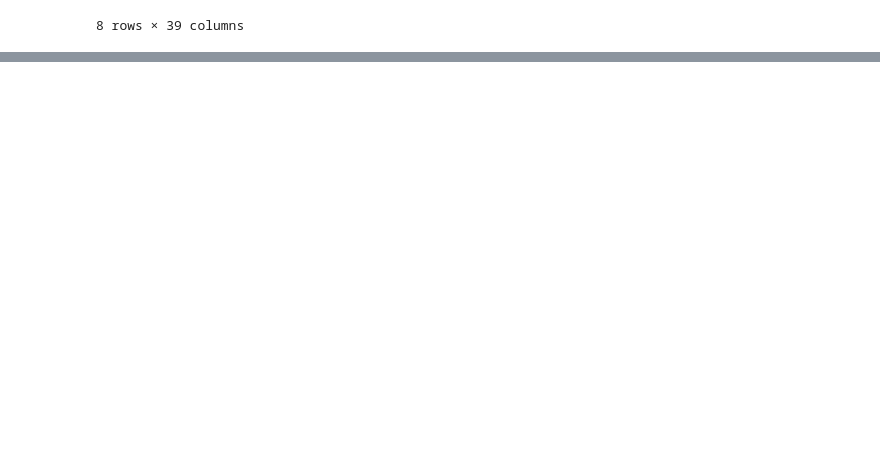
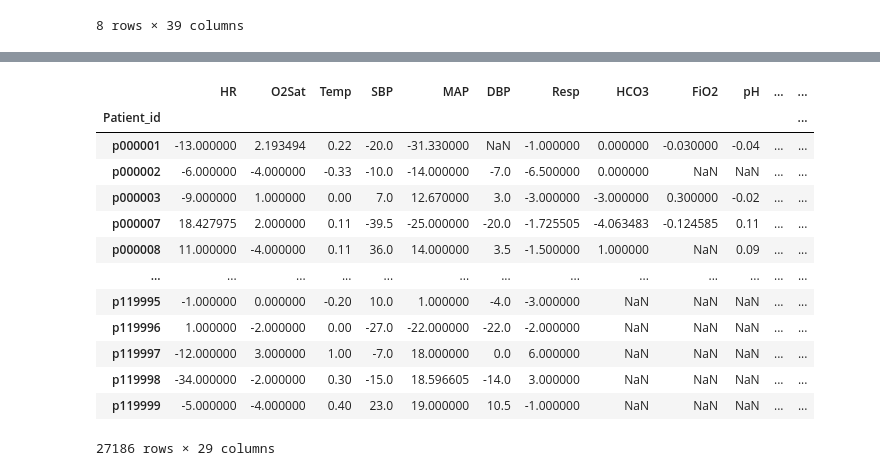
Before and after one commit to eddie8615/ml_bioinfo_hi, a Jupyter notebook: assignment/k21134342_ML_assignment.ipynb, the cells around one changed output, grey strips where cells are left out. Saved outputs shown, nothing was run; the diff lists cells and outputs as text; code cells hidden in the pictures; blank space fills up the shorter version.

```diff
--- a/assignment/k21134342_ML_assignment.ipynb
+++ b/assignment/k21134342_ML_assignment.ipynb
@@ -228,0 +289,7 @@ nonsepsis_group.describe()
+# %%
+n = len(df)
+print('Missingness in each feature (%)')
+miss = df.isnull().sum() / n * 100
+exclude = miss[miss > 60].index
+print(exclude)
+miss
@@ -228,0 +319,18 @@ nonsepsis_group.describe()
+# %%
+df = df[df.columns[~df.columns.isin(exclude)]]
+df
+# %% [output]
+|  | HR | O2Sat | Temp | SBP | MAP | DBP | Resp | HCO3 | FiO2 | pH | ... | ... |
+| Patient_id |  |  |  |  |  |  |  |  |  |  |  | ... |
+| p000001 | -13.000000 | 2.193494 | 0.22 | -20.0 | -31.330000 | NaN | -1.000000 | 0.000000 | -0.030000 | -0.04 | ... | ... |
+| p000002 | -6.000000 | -4.000000 | -0.33 | -10.0 | -14.000000 | -7.0 | -6.500000 | 0.000000 | NaN | NaN | ... | ... |
+| p000003 | -9.000000 | 1.000000 | 0.00 | 7.0 | 12.670000 | 3.0 | -3.000000 | -3.000000 | 0.300000 | -0.02 | ... | ... |
+| p000007 | 18.427975 | 2.000000 | 0.11 | -39.5 | -25.000000 | -20.0 | -1.725505 | -4.063483 | -0.124585 | 0.11 | ... | ... |
+| p000008 | 11.000000 | -4.000000 | 0.11 | 36.0 | 14.000000 | 3.5 | -1.500000 | 1.000000 | NaN | 0.09 | ... | ... |
+| ... | ... | ... | ... | ... | ... | ... | ... | ... | ... | ... | ... | ... |
+| p119995 | -1.000000 | 0.000000 | -0.20 | 10.0 | 1.000000 | -4.0 | -3.000000 | NaN | NaN | NaN | ... | ... |
+| p119996 | 1.000000 | -2.000000 | 0.00 | -27.0 | -22.000000 | -22.0 | -2.000000 | NaN | NaN | NaN | ... | ... |
+| p119997 | -12.000000 | 3.000000 | 1.00 | -7.0 | 18.000000 | 0.0 | 6.000000 | NaN | NaN | NaN | ... | ... |
+| p119998 | -34.000000 | -2.000000 | 0.30 | -15.0 | 18.596605 | -14.0 | 3.000000 | NaN | NaN | NaN | ... | ... |
+| p119999 | -5.000000 | -4.000000 | 0.40 | 23.0 | 19.000000 | 10.5 | -1.000000 | NaN | NaN | NaN | ... | ... |
+27186 rows × 29 columns
```
Also changed, not shown: parts of 20 cells of this notebook.
